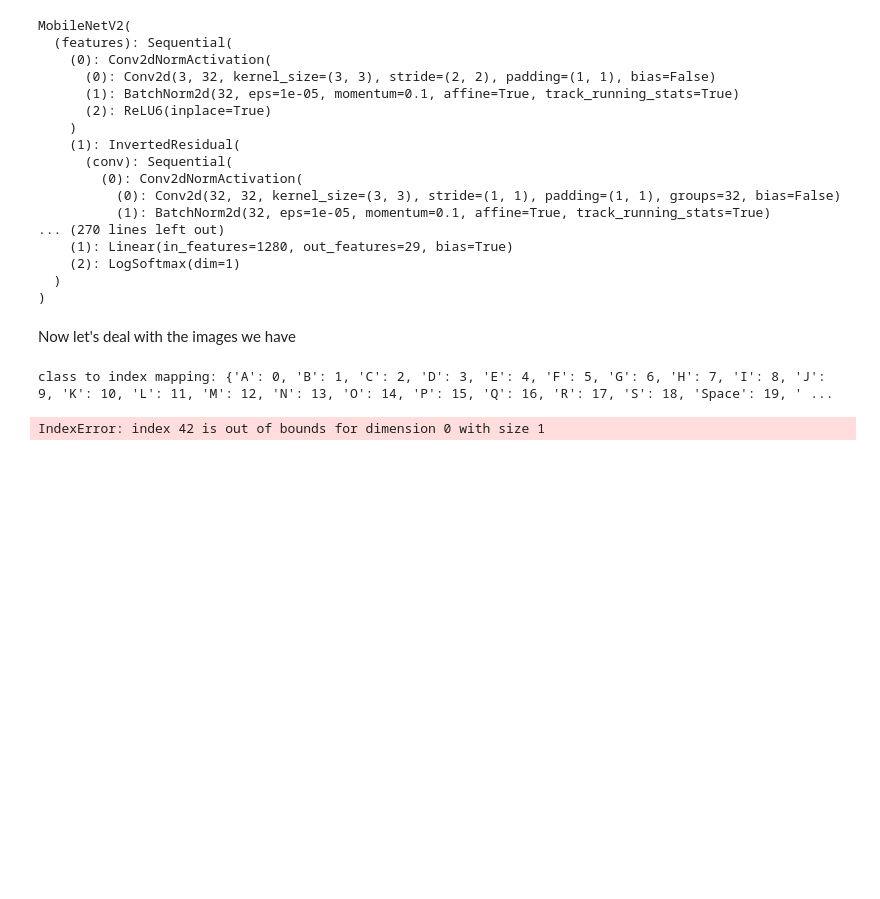
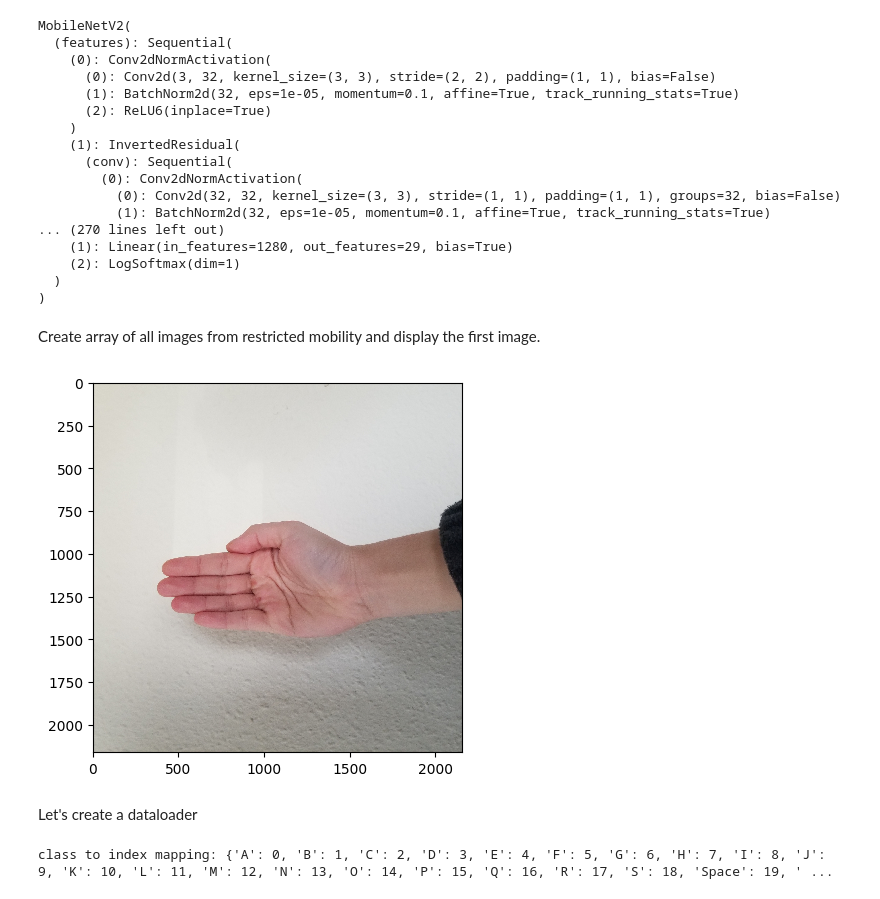
Before and after one commit to lizjwh/groupIAI_5take2, a Jupyter notebook: Testing.ipynb, the cells around one changed output. Cells and saved outputs as stored; diff of their text form; code cells hidden in the pictures; blank space fills up the shorter version.

```diff
--- a/Testing.ipynb
+++ b/Testing.ipynb
@@ -106,13 +106,20 @@ MobileNetV2(
     (2): LogSoftmax(dim=1)
   )
 )
-# %% [markdown]
-Now let's deal with the images we have
+# %% [markdown]
+Create array of all images from restricted mobility and display the first image.
+# %%
+Restricted_ASL=np.array(glob.glob('/content/Dataset/Restricted mobility/*/*/*'))
+#print(Restricted_ASL)
+im = plt.imread(Restricted_ASL[0]) #they seem to be rotated
+plt.imshow(im,interpolation='nearest')
+plt.show()
+# %% [output]
+[figure, added]
+# %% [markdown]
+Let's create a dataloader
 # %%
-%matplotlib inline
 path = '/content/Dataset/Restricted mobility/Left hand'
-
-Restricted_ASL=np.array(glob.glob('/content/Dataset/Restricted mobility/*/*/*'))
 
 #define the transform for the dataset
 test_transforms = transforms.Compose([transforms.Resize((224,224)),
@@ -124,13 +131,8 @@ test_data = datasets.ImageFolder(path,transforms.Compose([transforms.ToTensor()]
 print(f"class to index mapping: {test_data.class_to_idx}")
 
 #load some of the test data
-testloader = torch.utils.data.DataLoader(test_data, shuffle=True)
+testloader = torch.utils.data.DataLoader(test_data, batch_size=50, shuffle=True)
 images, labels = next(iter(testloader))
-
-index = np.random.randint(0,199) #select random image from 0-199
-test_img = images[index]
-t = transforms.ToPILImage()
-plt.imshow(t(test_img))
+#print(images.size())
 # %% [output]
 class to index mapping: {'A': 0, 'B': 1, 'C': 2, 'D': 3, 'E': 4, 'F': 5, 'G': 6, 'H': 7, 'I': 8, 'J': 9, 'K': 10, 'L': 11, 'M': 12, 'N': 13, 'O': 14, 'P': 15, 'Q': 16, 'R': 17, 'S': 18, 'Space': 19, ' ...
-IndexError: index 42 is out of bounds for dimension 0 with size 1
```
Also changed, not shown: parts of 2 cells of this notebook.
